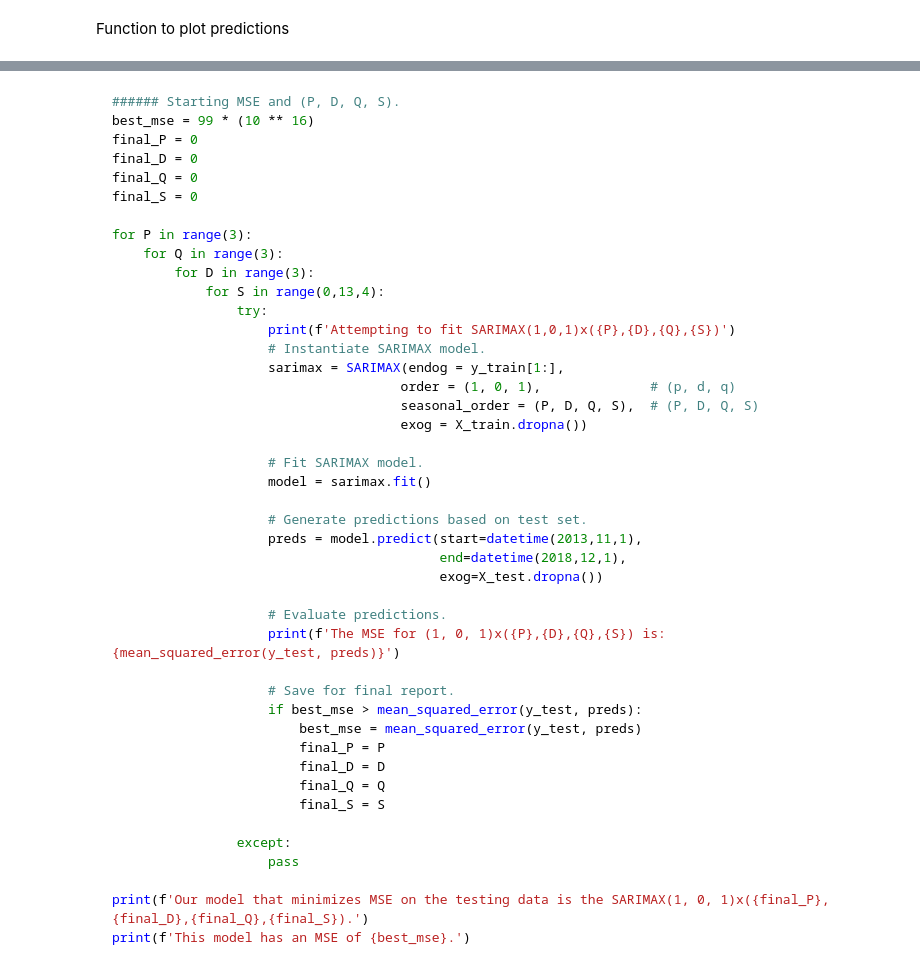
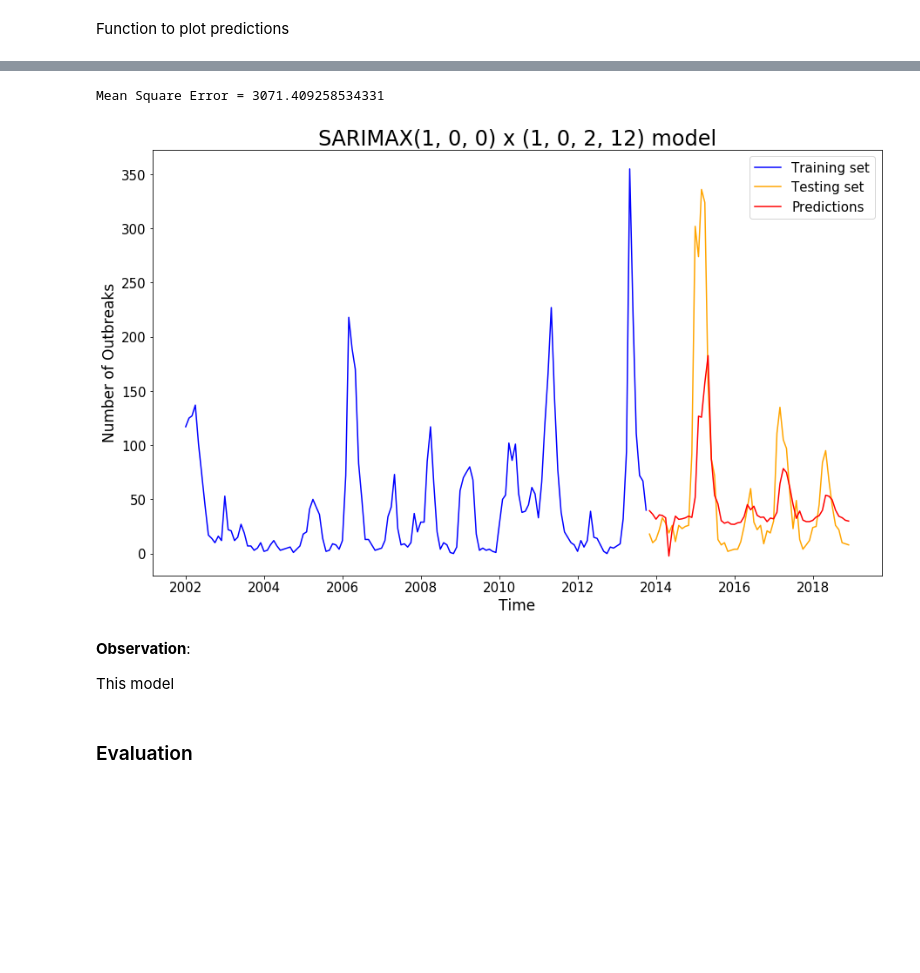
Before and after one commit to Preeya0225/capstone_project, a Jupyter notebook: code/3_modeling.ipynb, the cells around one changed output, grey strips where cells are left out. Cells and saved outputs as stored; diff of their text form; code cells hidden in the pictures; blank space fills up the shorter version.

````diff
--- a/code/3_modeling.ipynb
+++ b/code/3_modeling.ipynb
@@ -618,46 +632,11 @@ Mean Square Error = 3071.409258534331
-# %% [markdown]
-```python
-###### Starting MSE and (P, D, Q, S).
-best_mse = 99 * (10 ** 16)
-final_P = 0
-final_D = 0
-final_Q = 0
-final_S = 0
-
-for P in range(3):
-    for Q in range(3):
-        for D in range(3):
-            for S in range(0,13,4):
-                try:
-                    print(f'Attempting to fit SARIMAX(1,0,1)x({P},{D},{Q},{S})')
-                    # Instantiate SARIMAX model.
-                    sarimax = SARIMAX(endog = y_train[1:],
-                                     order = (1, 0, 1),              # (p, d, q)
-                                     seasonal_order = (P, D, Q, S),  # (P, D, Q, S)
-                                     exog = X_train.dropna())
-
-                    # Fit SARIMAX model.
-                    model = sarimax.fit()
-
-                    # Generate predictions based on test set.
-                    preds = model.predict(start=datetime(2013,11,1),
-                                          end=datetime(2018,12,1),
-                                          exog=X_test.dropna())
-
-                    # Evaluate predictions.
-                    print(f'The MSE for (1, 0, 1)x({P},{D},{Q},{S}) is: {mean_squared_error(y_test, preds)}')
-
-                    # Save for final report.
-                    if best_mse > mean_squared_error(y_test, preds):
-                        best_mse = mean_squared_error(y_test, preds)
-                        final_P = P
-                        final_D = D
-                        final_Q = Q
-                        final_S = S
-
-                except:
-                    pass
-
-print(f'Our model that minimizes MSE on the testing data is the SARIMAX(1, 0, 1)x({final_P},{final_D},{final_Q},{final_S}).')
-print(f'This model has an MSE of {best_mse}.')
-```
+# %%
+plotting_predictions(y_train, y_test, preds, title= "SARIMAX(1, 0, 0) x (1, 0, 2, 12) model")
+# %% [output]
+Mean Square Error = 3071.409258534331
+[figure, added]
+# %% [markdown]
+**Observation**:
+
+This model
+# %% [markdown]
+### Evaluation
````
Also changed, not shown: parts of 13 cells of this notebook.
